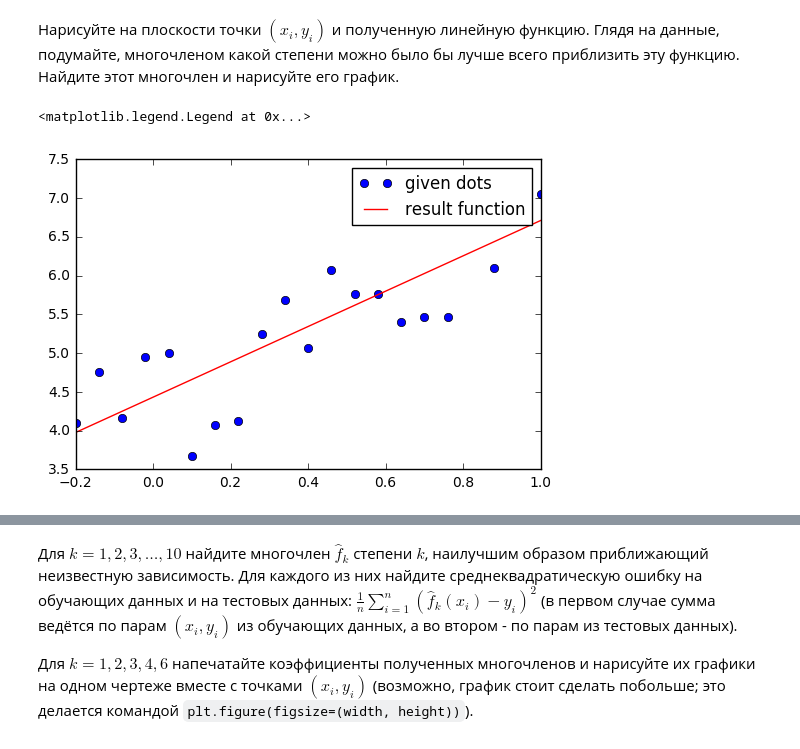
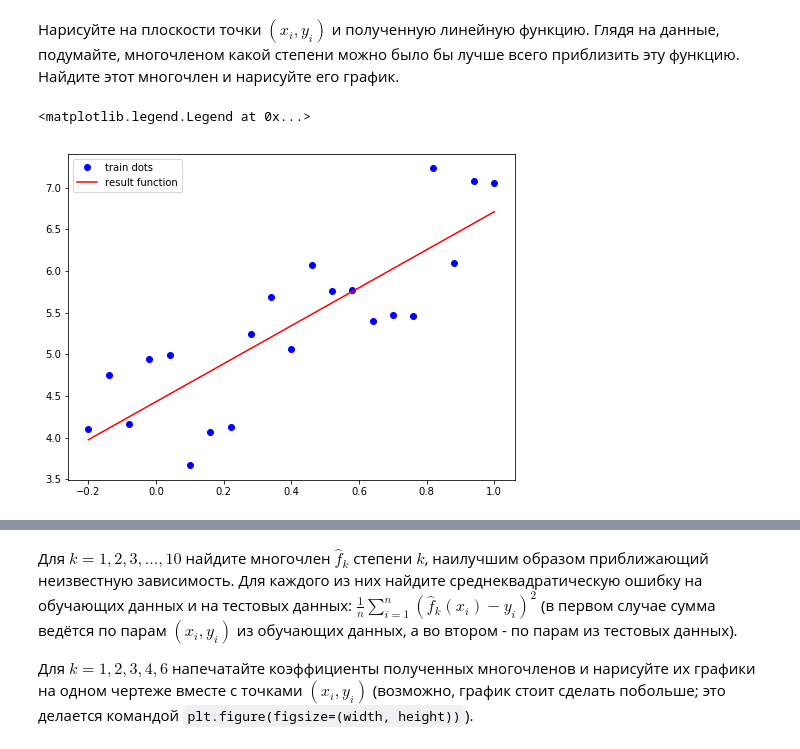
Before and after one commit to Mikhail-off/LinalgLab2, a Jupyter notebook: HSE Lab (linear regression).ipynb, the cells around one changed output, grey strips where cells are left out. Cells and saved outputs as stored; diff of their text form; code cells hidden in the pictures.

```diff
--- a/HSE Lab (linear regression).ipynb
+++ b/HSE Lab (linear regression).ipynb
@@ -1,3 +1,14 @@
+# %%
+def get_vector(X, y):
+    return np.linalg.inv(X.T.dot(X)).dot(X.T).dot(y.reshape(len(y), 1))
+
+def error(X, coefficients, y):
+    return sum(
+               map(
+                   lambda x: x**2,
+                   X.dot(coefficients.reshape(len(coefficients), 1)).reshape(len(y)) - y.reshape(len(y))
+                  )
+              ) / len(y)
 # %% [markdown]
 # Лабораторная работа 2
 
@@ -99,10 +110,8 @@ y_test = data_test[:, 1]
 # %%
 # Составим матрицу X
 X = np.concatenate((x_train.reshape(len(x_train), 1), np.ones(len(x_train)).reshape(len(x_train), 1)), axis=1)
-# Составим наш вектор y
-y = np.reshape(y_train, (len(y_train), 1))
 # Найдем a_, k_ и b_
-a_ = np.linalg.inv(X.T.dot(X)).dot(X.T).dot(y)
+a_ = get_vector(X, y_train)
 k_, b_ = a_[0, 0], a_[1, 0]
 print('f(x) = ', round(k_, 3), 'x + ', round(b_, 3), sep='')
 # %% [output]
@@ -112,9 +121,10 @@ f(x) = 2.279x + 4.433
 # %%
 import matplotlib.pyplot as plt
 %matplotlib inline
-plt.plot(x_train, y_train, 'ro', color='blue', label='given dots')
+plt.figure(figsize=(8, 6))
+plt.plot(x_train, y_train,'ro', color='blue', label='train dots')
 plt.plot(x_train, list(map(lambda x: x * k_ + b_, x_train)), color='red', label='result function')
 plt.legend()
 # %% [output]
 <matplotlib.legend.Legend at 0x...>
-[figure, old version]
+[figure, new version]
```
Also changed, not shown: parts of 9 cells of this notebook.
